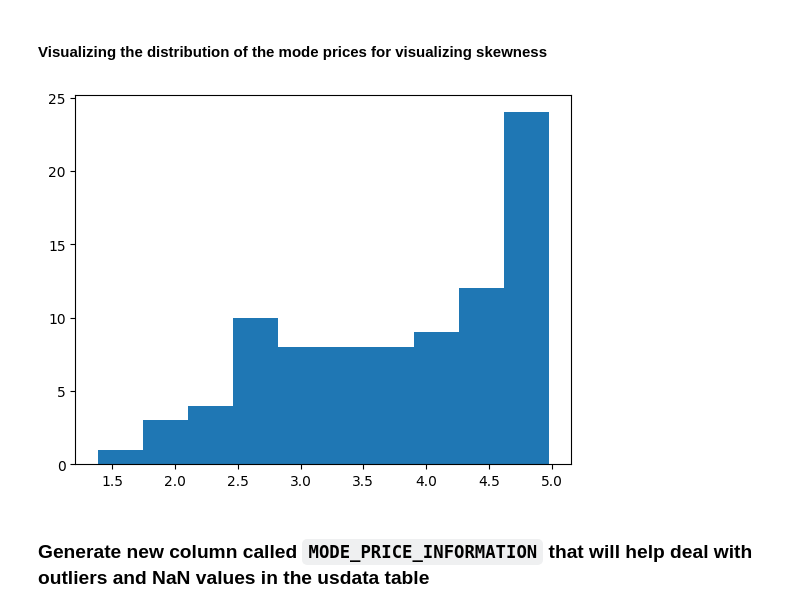
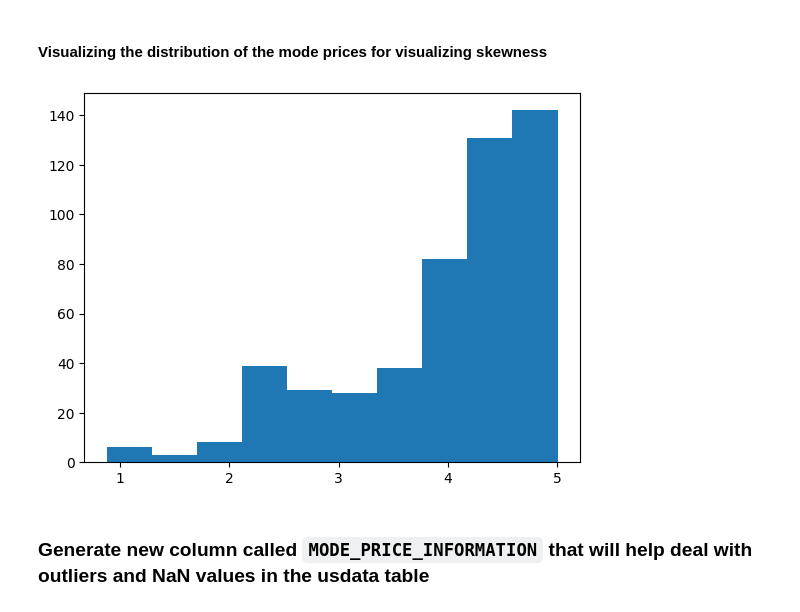
Before and after one commit to wildd96/all-recsys, a Jupyter notebook: eda.ipynb, the cells around one changed output. Cells and saved outputs as stored; diff of their text form; code cells hidden in the pictures.

Commit message:
Fixed price cleaning to use ITEM_ID instead of STYLE

```diff
--- a/eda.ipynb
+++ b/eda.ipynb
@@ -219,0 +272,5 @@ mode_mapping.sort_values(by='PRICE_INFORMATION', ascending=False)
+# %%
+mode_mapping['PRICE_INFORMATION'] = mode_mapping.apply(
+    lambda row: style_mapping_dict[row['STYLE']] if row['PRICE_INFORMATION'] >200 else row['PRICE_INFORMATION'],
+    axis=1
+)
@@ -222,4 +297,0 @@ mode_mapping.sort_values(by='PRICE_INFORMATION', ascending=False)
-# %%
-mode_mapping.drop(['mens-camp-shirt','womens-wool-cardi-long', 'mens-wool-jumper'], inplace=True)
-mode_mapping = mode_mapping.rename(columns = {'PRICE_INFORMATION' : 'MODE_PRICE_INFO'})
-mode_mapping
@@ -240,0 +298,3 @@ mode_mapping
+# %%
+mode_mapping = mode_mapping[mode_mapping['PRICE_INFORMATION'] != 0]
+mode_mapping
@@ -241,9 +316,11 @@ mode_mapping
+# %%
+mode_mapping = mode_mapping.rename(columns = {'PRICE_INFORMATION' : 'CLEANED_PRICE_INFORMATION'})
 # %% [markdown]
 #### Visualizing the distribution of the mode prices for visualizing skewness
 # %%
 import numpy as np
-plt.hist(np.log(mode_mapping.sort_values(by='MODE_PRICE_INFO', ascending=False)['MODE_PRICE_INFO']));
+plt.hist(np.log(mode_mapping.sort_values(by='PRICE_INFORMATION', ascending=False)['PRICE_INFORMATION']));
 # %% [output]
-[figure, old version]
+[figure, new version]
 # %% [markdown]
 ### Generate new column called `MODE_PRICE_INFORMATION` that will help deal with outliers and NaN values in the usdata table
```
Also changed, not shown: parts of 26 cells of this notebook.
